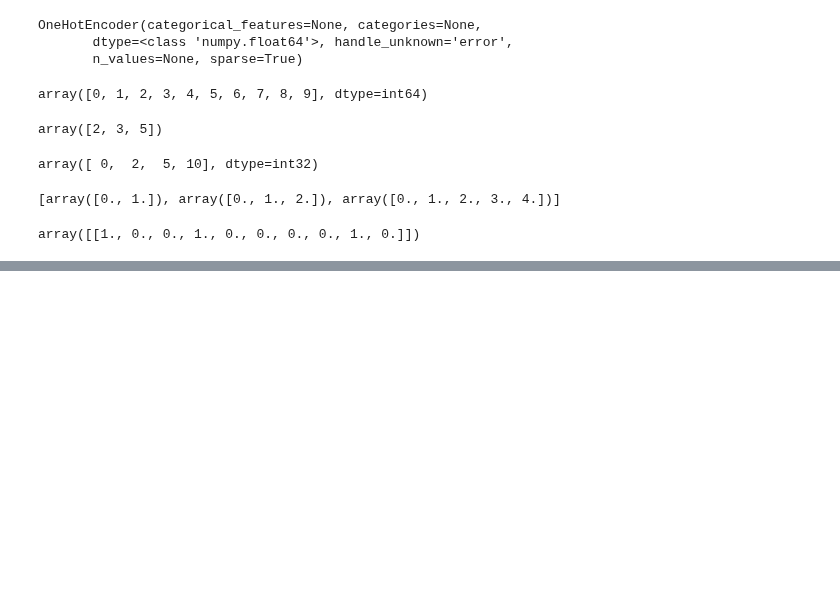
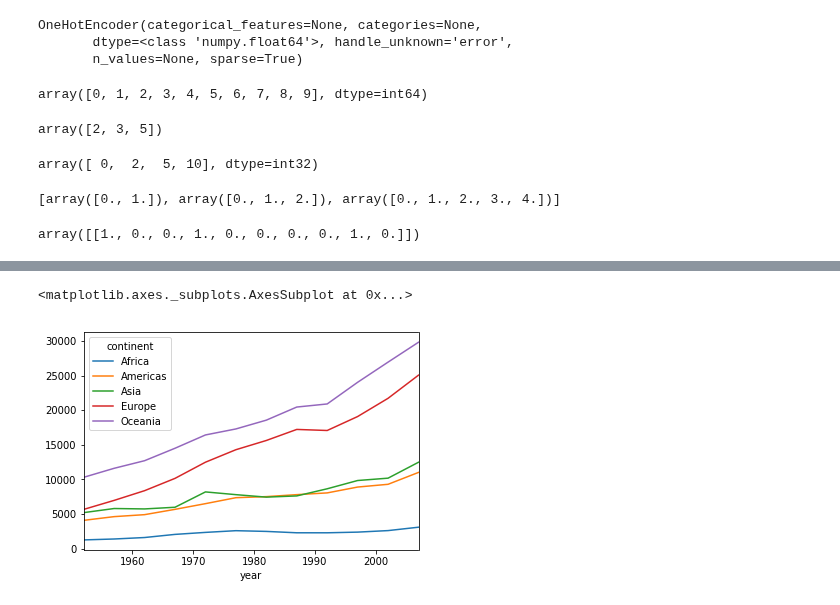
Before and after one commit to gtpgg1013/AI_docs, a Jupyter notebook: part4-ML/MLpy/Day4_0705.ipynb, the cells around one changed output, grey strips where cells are left out. Drawn from its saved outputs; the diff is of its cells as text; code cells hidden in the pictures; blank space fills up the shorter version.

```diff
--- a/part4-ML/MLpy/Day4_0705.ipynb
+++ b/part4-ML/MLpy/Day4_0705.ipynb
@@ -95,0 +1096,4 @@ array([[1., 0., 0., 1., 0., 0., 0., 0., 1., 0.]])
+# %%
+year_cont_gdp = mydf.pivot_table(index='year',columns='continent',values='gdpPercap')
+year_cont_gdp
+# 연도별 대륙 평균 Gdp
@@ -95,0 +1115,6 @@ array([[1., 0., 0., 1., 0., 0., 0., 0., 1., 0.]])
+# %%
+%matplotlib inline
+year_cont_gdp.plot()
+# %% [output]
+<matplotlib.axes._subplots.AxesSubplot at 0x...>
+[figure, added]
```
Also changed, not shown: parts of 167 cells of this notebook, 2 other files.
